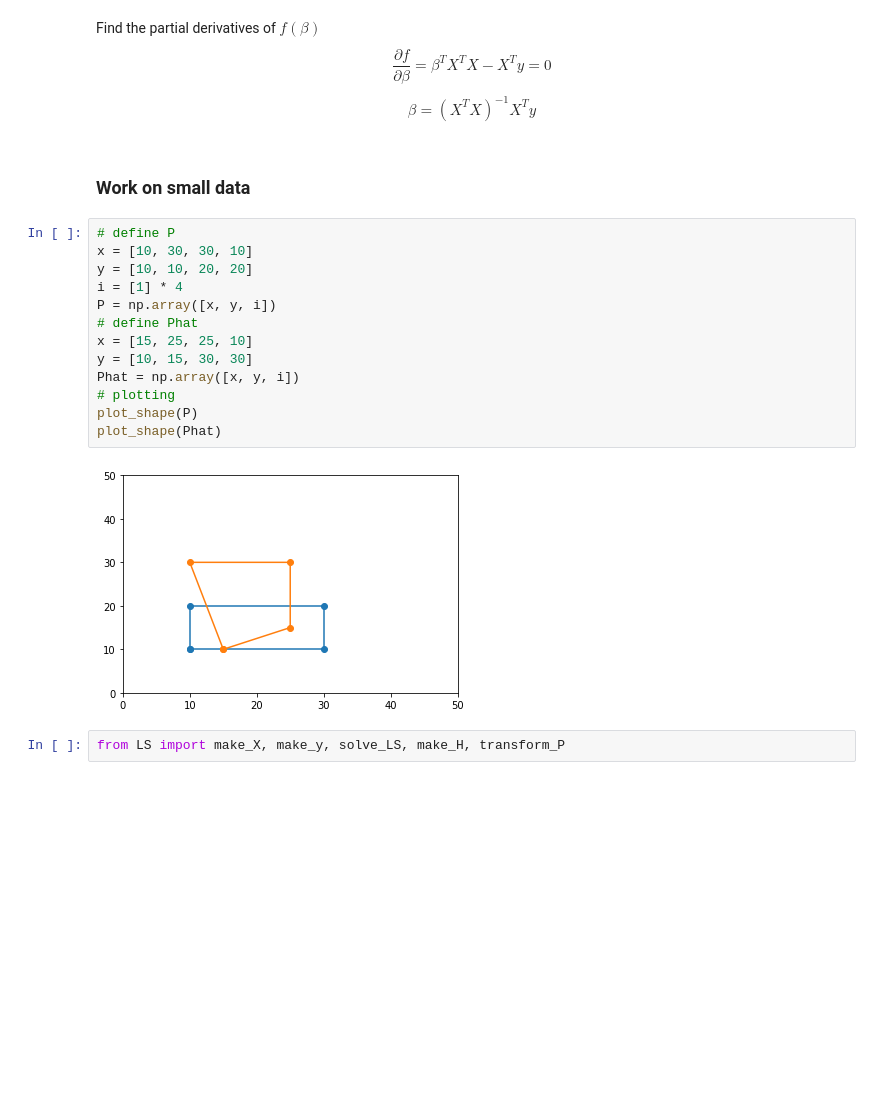
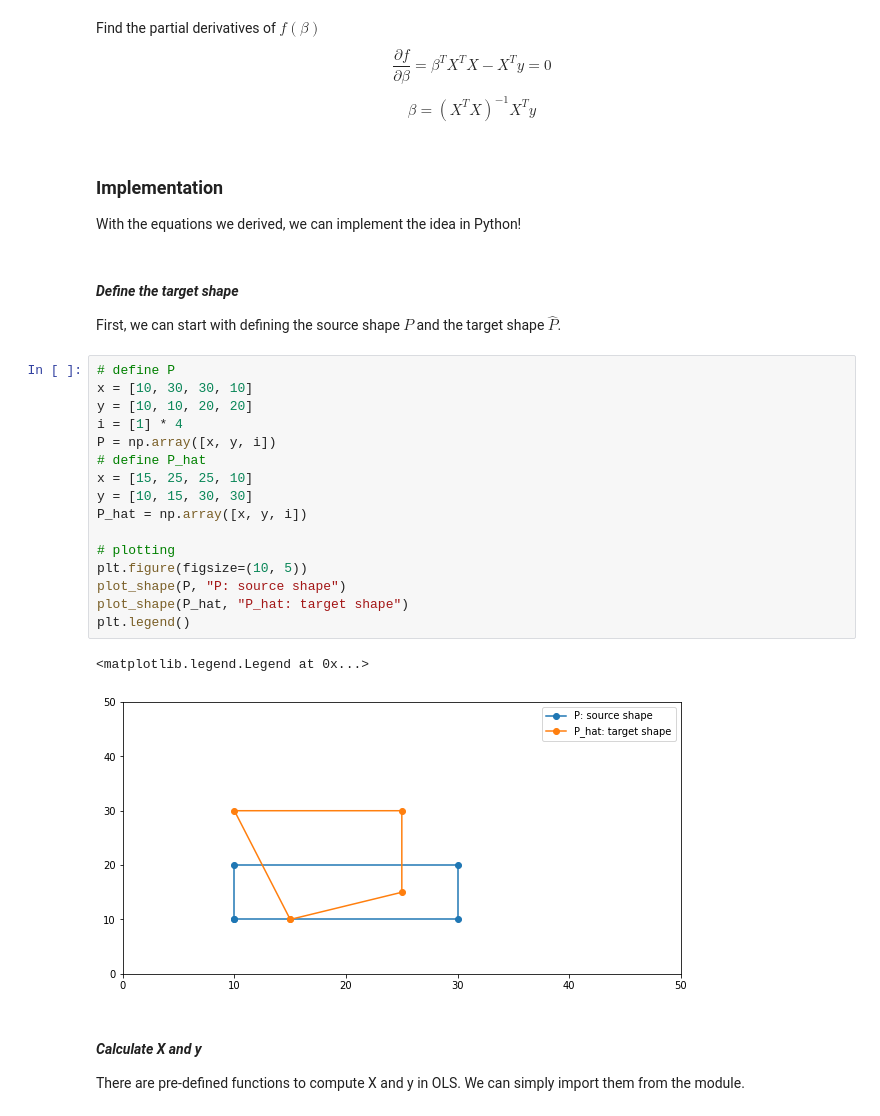
Before and after one commit to Niche-Squad/intro_to_phenomics, a Jupyter notebook: l02_transformation.ipynb, the cells around one changed output. Cells and saved outputs as stored; diff of their text form; blank space fills up the shorter version.

```diff
--- a/l02_transformation.ipynb
+++ b/l02_transformation.ipynb
@@ -400,23 +400,32 @@ $$
     \beta = (X^TX)^{-1}X^Ty
     \tag{13}
 $$
-# %% [markdown]
-### Work on small data
+# %% [markdown]
+### Implementation
+With the equations we derived, we can implement the idea in Python!
+# %% [markdown]
+#### *Define the target shape*
+First, we can start with defining the source shape $P$ and the target shape $\hat{P}$.
 # %%
 # define P
 x = [10, 30, 30, 10]
 y = [10, 10, 20, 20]
 i = [1] * 4
 P = np.array([x, y, i])
-# define Phat
+# define P_hat
 x = [15, 25, 25, 10]
 y = [10, 15, 30, 30]
-Phat = np.array([x, y, i])
+P_hat = np.array([x, y, i])
+
 # plotting
-plot_shape(P)
-plot_shape(Phat)
+plt.figure(figsize=(10, 5))
+plot_shape(P, "P: source shape")
+plot_shape(P_hat, "P_hat: target shape")
+plt.legend()
 # %% [output]
+<matplotlib.legend.Legend at 0x...>
-[figure, old version]
+[figure, new version]
-# %%
-from LS import make_X, make_y, solve_LS, make_H, transform_P
+# %% [markdown]
+#### *Calculate X and y*
+There are pre-defined functions to compute X and y in OLS. We can simply import them from the module.
 # %%
```
Also changed, not shown: parts of 30 cells of this notebook, 5 other files.
